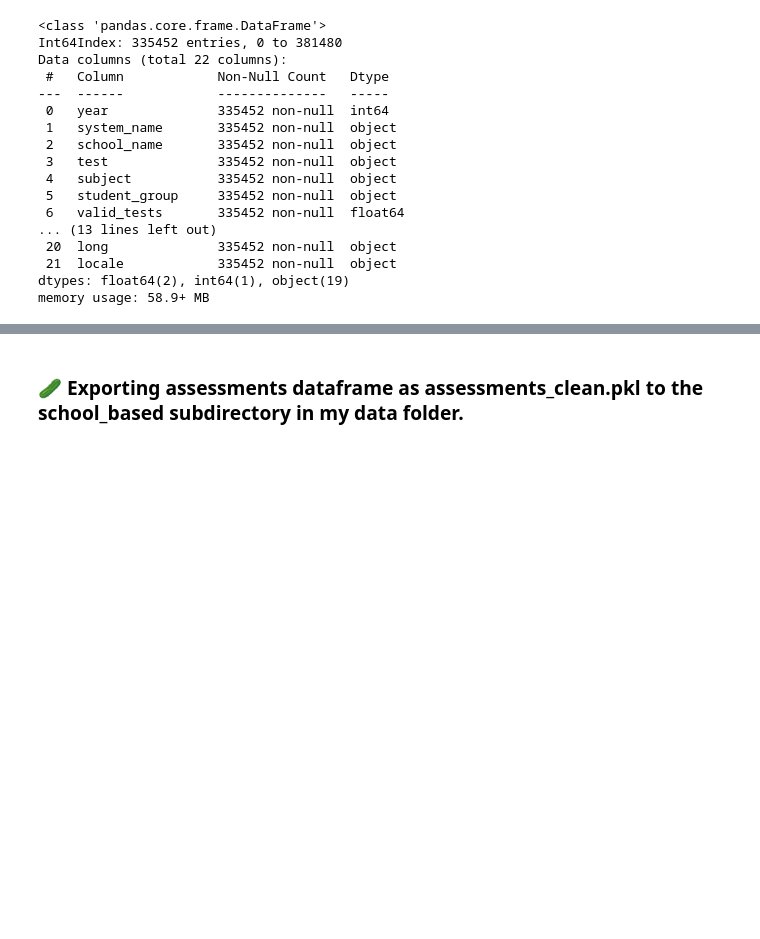
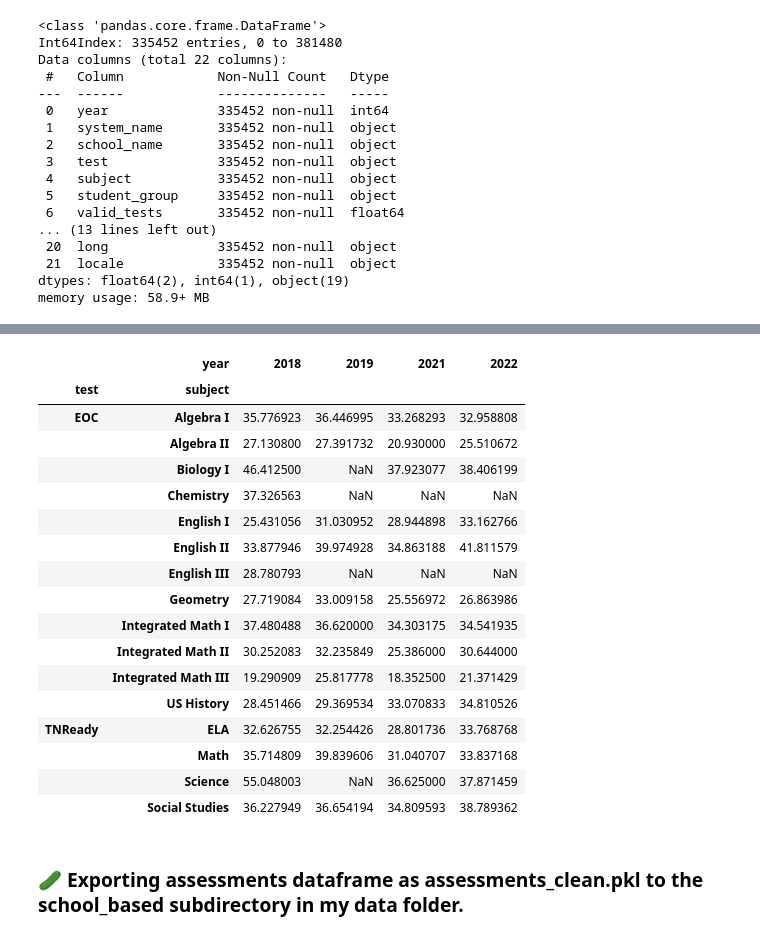
Before and after one commit to Claytor/Capstone_TN_COVID_School_Achievement_Impact, a Jupyter notebook: notebooks/school_assessments_join.ipynb, the cells around one changed output, grey strips where cells are left out. Cells and saved outputs as stored; diff of their text form; code cells hidden in the pictures; blank space fills up the shorter version.

Commit message:
added nifty pivot table of proficiency.

```diff
--- a/notebooks/school_assessments_join.ipynb
+++ b/notebooks/school_assessments_join.ipynb
@@ -501,0 +493,13 @@ test_subjects.head()
+# %%
+# Look at the subjects for each test.
+test_subjects = assessments[['year','test', 'subject', 'student_group', 'valid_tests', 'pct_met_exceeded']]
+
+# Focus on all_students to ignore subpopulation calculations
+test_subjects = test_subjects.loc[(test_subjects['student_group'] == 'All Students')]
+
+# Create pivot table to view pct_met_exceeded proficiency for valid tests for the count of valid tests per year
+test_subjects_pivot = pd.pivot_table(test_subjects,
+                       values = 'pct_met_exceeded',
+                       index = ['test', 'subject'],
+                       columns = 'year',
+                       aggfunc = np.mean)
@@ -502,3 +509,25 @@ test_subjects.head()
+# %%
+# Pivot table of
+test_subjects_pivot
+# %% [output]
+|  | year | 2018 | 2019 | 2021 | 2022 |
+| test | subject |  |  |  |  |
+| EOC | Algebra I | 35.776923 | 36.446995 | 33.268293 | 32.958808 |
+|  | Algebra II | 27.130800 | 27.391732 | 20.930000 | 25.510672 |
+|  | Biology I | 46.412500 | NaN | 37.923077 | 38.406199 |
+|  | Chemistry | 37.326563 | NaN | NaN | NaN |
+|  | English I | 25.431056 | 31.030952 | 28.944898 | 33.162766 |
+|  | English II | 33.877946 | 39.974928 | 34.863188 | 41.811579 |
+|  | English III | 28.780793 | NaN | NaN | NaN |
+|  | Geometry | 27.719084 | 33.009158 | 25.556972 | 26.863986 |
+|  | Integrated Math I | 37.480488 | 36.620000 | 34.303175 | 34.541935 |
+|  | Integrated Math II | 30.252083 | 32.235849 | 25.386000 | 30.644000 |
+|  | Integrated Math III | 19.290909 | 25.817778 | 18.352500 | 21.371429 |
+|  | US History | 28.451466 | 29.369534 | 33.070833 | 34.810526 |
+| TNReady | ELA | 32.626755 | 32.254426 | 28.801736 | 33.768768 |
+|  | Math | 35.714809 | 39.839606 | 31.040707 | 33.837168 |
+|  | Science | 55.048003 | NaN | 36.625000 | 37.871459 |
+|  | Social Studies | 36.227949 | 36.654194 | 34.809593 | 38.789362 |
 # %%
 # pivot_table = assessments_unclean.pivot_table(index='test', columns='subject', aggfunc='size', fill_value=0)
 # pivot_table
```
Also changed, not shown: parts of 7 cells of this notebook.
